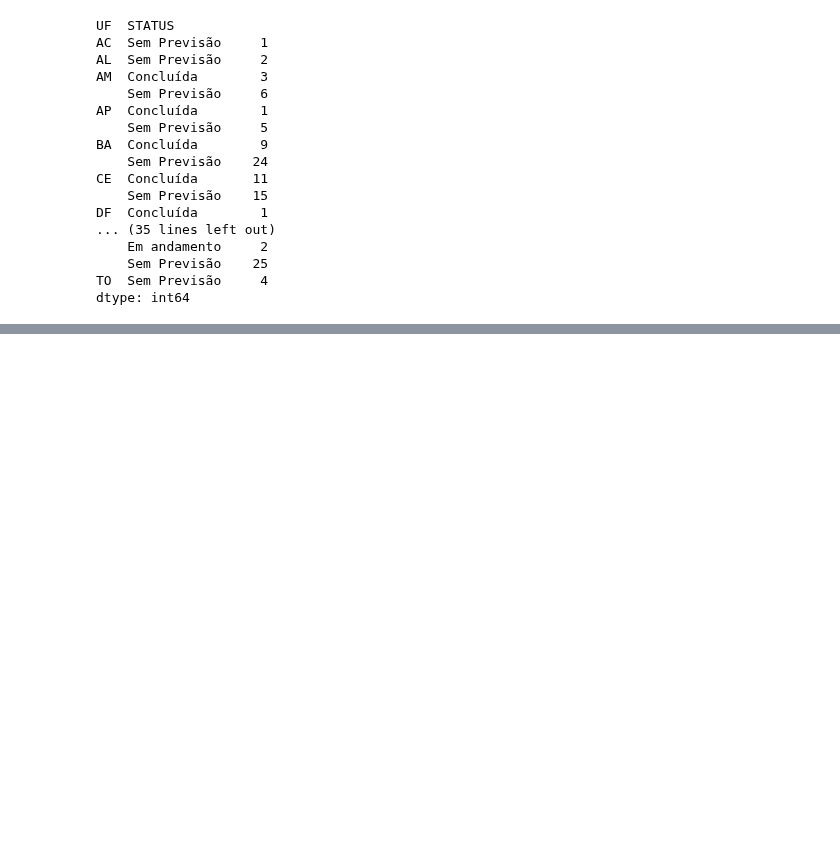
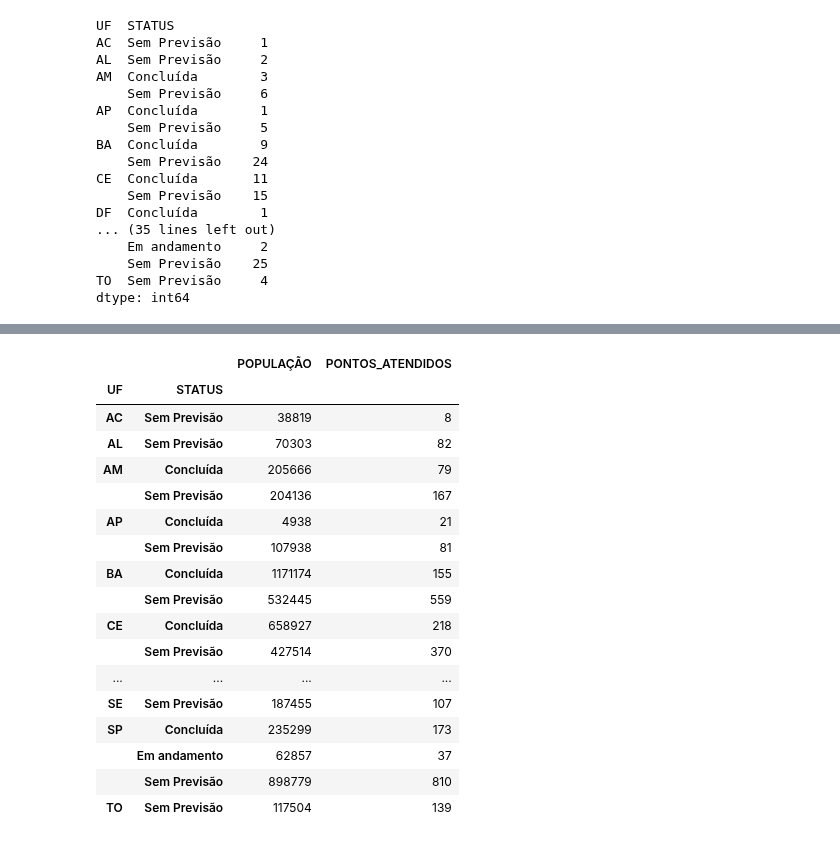
Before and after one commit to michelaap/notebooks, a Jupyter notebook: groupby_reshape.ipynb, the cells around one changed output, grey strips where cells are left out. Saved outputs shown, nothing was run; the diff lists cells and outputs as text; code cells hidden in the pictures; blank space fills up the shorter version.

```diff
--- a/groupby_reshape.ipynb
+++ b/groupby_reshape.ipynb
@@ -137,0 +161,21 @@ cidadesUF_3.head()
+# %%
+cidadesUF_4.sum()
+# %% [output]
+|  |  | POPULAÇÃO | PONTOS_ATENDIDOS |
+| UF | STATUS |  |  |
+| AC | Sem Previsão | 38819 | 8 |
+| AL | Sem Previsão | 70303 | 82 |
+| AM | Concluída | 205666 | 79 |
+|  | Sem Previsão | 204136 | 167 |
+| AP | Concluída | 4938 | 21 |
+|  | Sem Previsão | 107938 | 81 |
+| BA | Concluída | 1171174 | 155 |
+|  | Sem Previsão | 532445 | 559 |
+| CE | Concluída | 658927 | 218 |
+|  | Sem Previsão | 427514 | 370 |
+| ... | ... | ... | ... |
+| SE | Sem Previsão | 187455 | 107 |
+| SP | Concluída | 235299 | 173 |
+|  | Em andamento | 62857 | 37 |
+|  | Sem Previsão | 898779 | 810 |
+| TO | Sem Previsão | 117504 | 139 |
```
Also changed, not shown: parts of 10 cells of this notebook.
